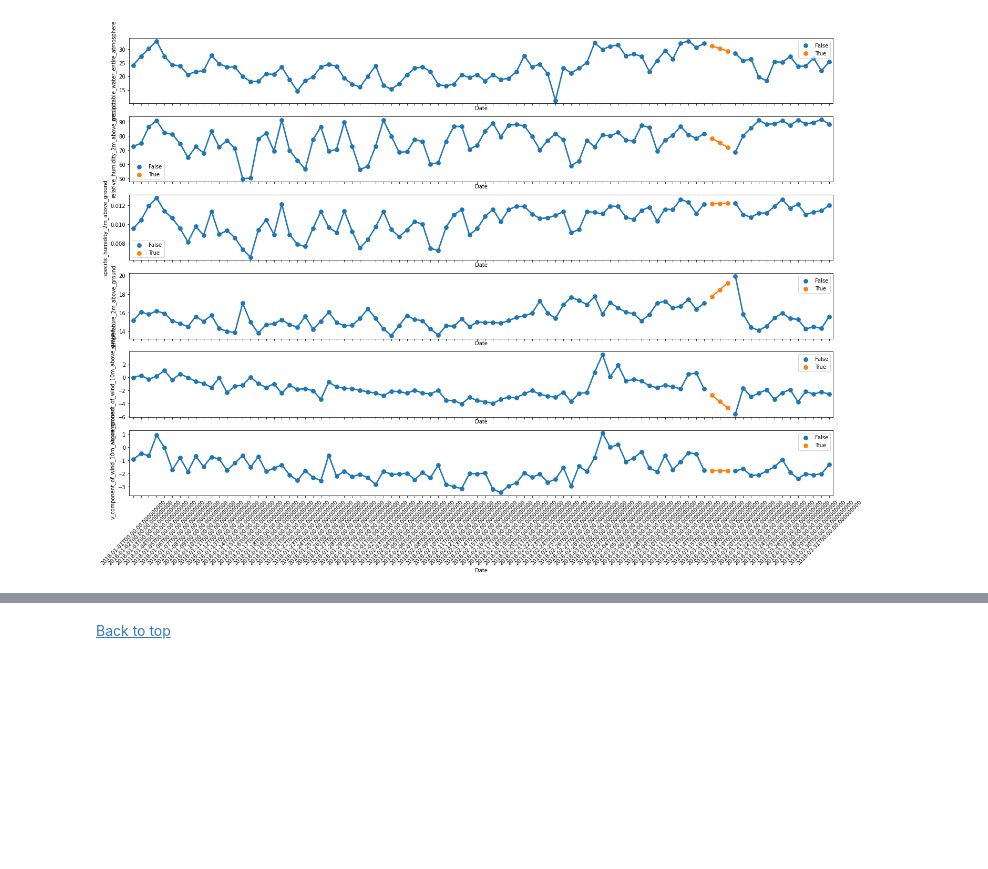
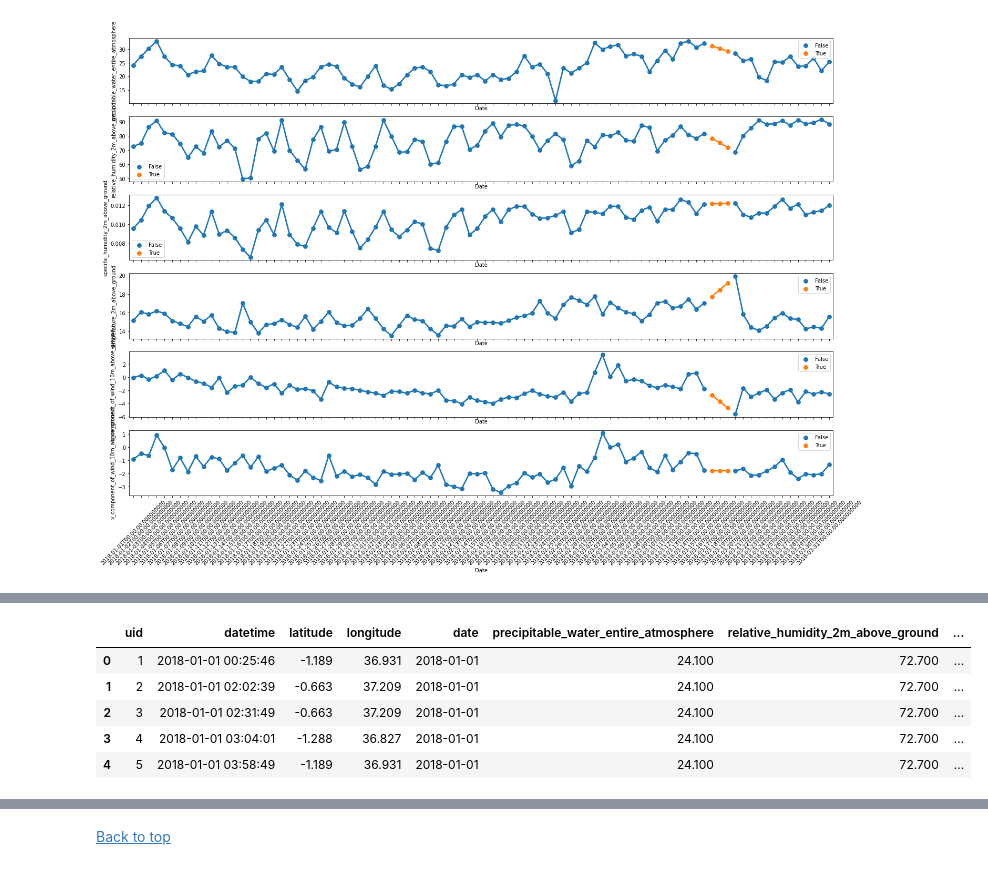
Before and after one commit to AndOleAnd/Capstone_N_A_P, a Jupyter notebook: Notebooks/Weather_EDA.ipynb, the cells around one changed output, grey strips where cells are left out. Saved outputs shown, nothing was run; the diff lists cells and outputs as text; code cells hidden in the pictures; blank space fills up the shorter version.

```diff
--- a/Notebooks/Weather_EDA.ipynb
+++ b/Notebooks/Weather_EDA.ipynb
@@ -154,0 +299,17 @@ chart.set_xticklabels(chart.get_xticklabels(), rotation=45);
+# %%
+df_train["date"] = df_train["datetime"].apply(lambda x: x.date())
+df_weather["Date"] = df_weather["Date"].apply(lambda x: x.date())
+
+df_weather = add_weather_change(df_weather)
+
+df_train = df_train.merge(df_weather, left_on="date", right_on="Date", how="left")
+df_train = df_train.drop("Date", axis=1)
+
+df_train.head()
+# %% [output]
+|  | uid | datetime | latitude | longitude | date | precipitable_water_entire_atmosphere | relative_humidity_2m_above_ground | ... |
+| 0 | 1 | 2018-01-01 00:25:46 | -1.189 | 36.931 | 2018-01-01 | 24.100 | 72.700 | ... |
+| 1 | 2 | 2018-01-01 02:02:39 | -0.663 | 37.209 | 2018-01-01 | 24.100 | 72.700 | ... |
+| 2 | 3 | 2018-01-01 02:31:49 | -0.663 | 37.209 | 2018-01-01 | 24.100 | 72.700 | ... |
+| 3 | 4 | 2018-01-01 03:04:01 | -1.288 | 36.827 | 2018-01-01 | 24.100 | 72.700 | ... |
+| 4 | 5 | 2018-01-01 03:58:49 | -1.189 | 36.931 | 2018-01-01 | 24.100 | 72.700 | ... |
```
Also changed, not shown: parts of 15 cells of this notebook, 1 other file.
